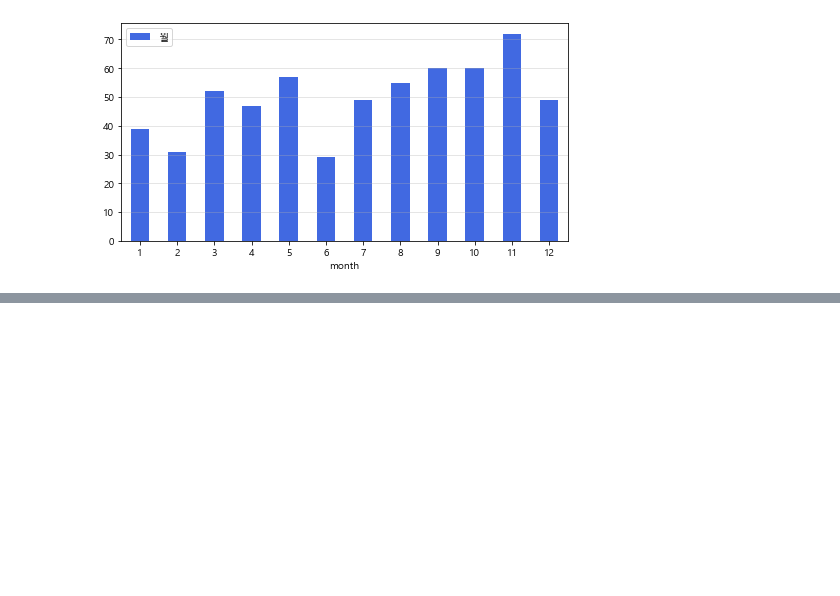
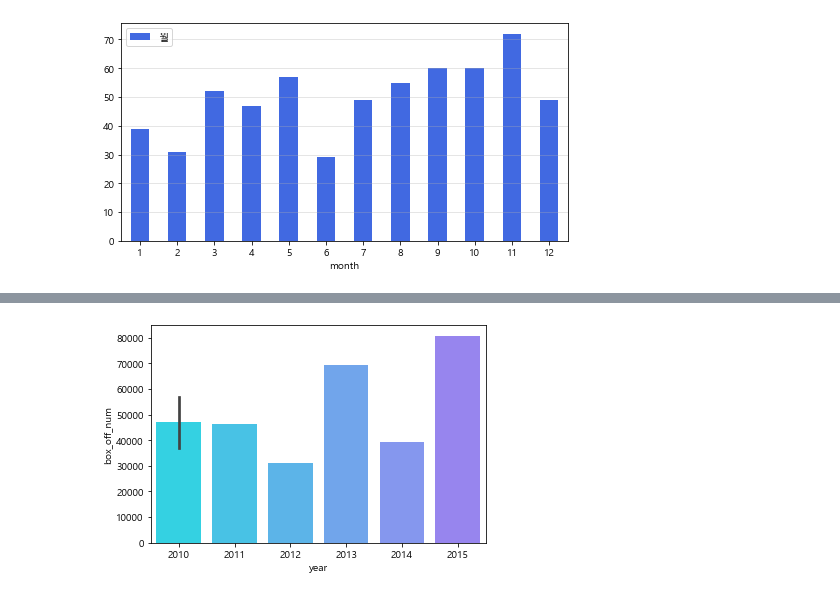
Before and after one commit to ha-es/doit_python, a Jupyter notebook: DACON/01_movies/movies_exam.ipynb, the cells around one changed output, grey strips where cells are left out. Saved outputs shown, nothing was run; the diff lists cells and outputs as text; code cells hidden in the pictures; blank space fills up the shorter version.

```diff
--- a/DACON/01_movies/movies_exam.ipynb
+++ b/DACON/01_movies/movies_exam.ipynb
@@ -387,0 +434,5 @@ plt.grid(True, axis='y', alpha=0.4)
+# %%
+#가설2 : 관객수가 많아서 영화를 많이 배출한걸까?
+
+mv = movie_train.query('director == "홍상수"')[['year','title','box_off_num']].sort_values(by='year')
+mv
@@ -387,0 +460,6 @@ plt.grid(True, axis='y', alpha=0.4)
+# %%
+palette = sns.color_palette('cool', 10)
+
+sns.barplot(data=mv, x='year', y='box_off_num', palette=palette );
+# %% [output]
+[figure, added]
```
Also changed, not shown: parts of 10 cells of this notebook.
